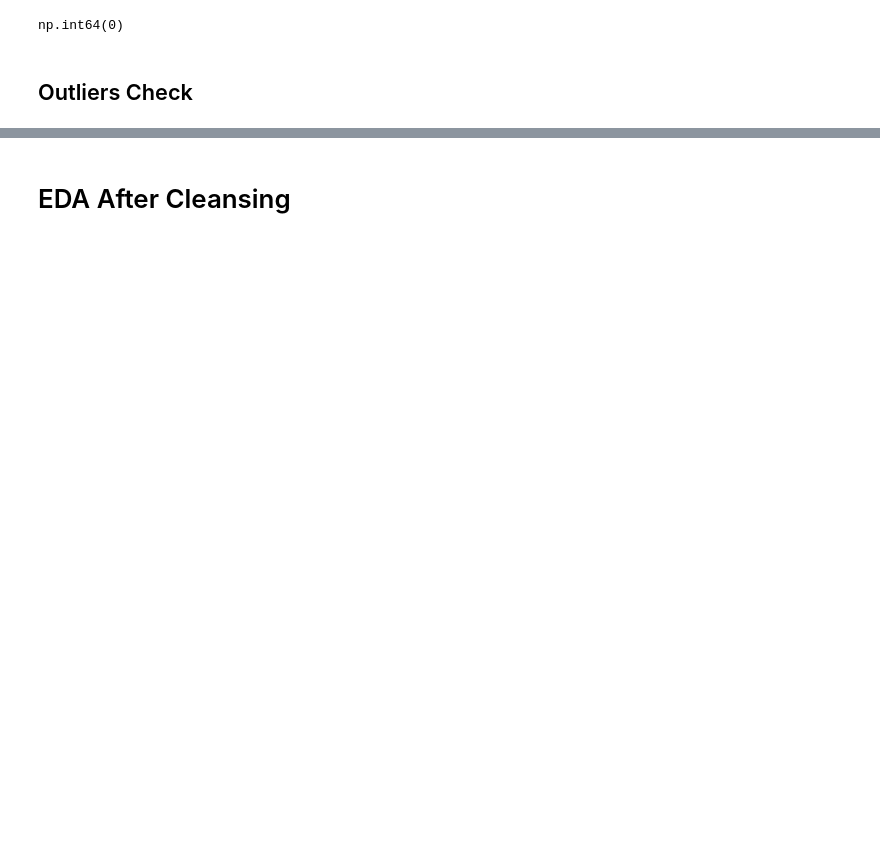
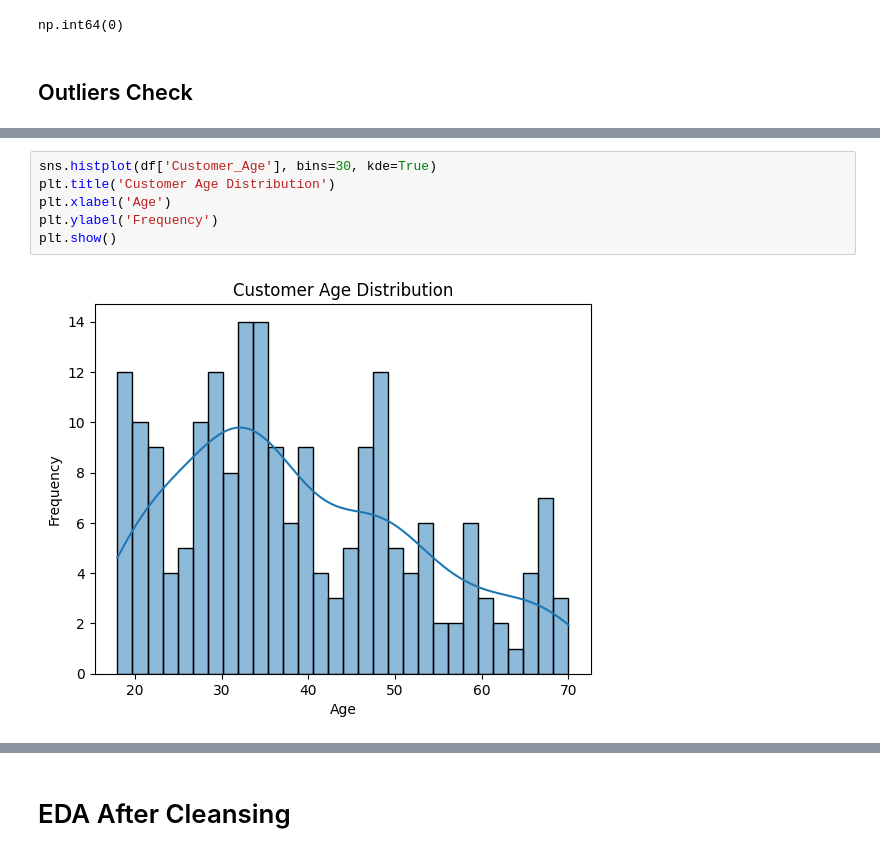
Before and after one commit to SarahBahary/Customer-Segmentation, a Jupyter notebook: CustomerSegmentation.ipynb, the cells around one changed output, grey strips where cells are left out. Cells and saved outputs as stored; diff of their text form; blank space fills up the shorter version.

```diff
--- a/CustomerSegmentation.ipynb
+++ b/CustomerSegmentation.ipynb
@@ -199,0 +294,8 @@ dtype: float64
+# %%
+sns.histplot(df['Customer_Age'], bins=30, kde=True)
+plt.title('Customer Age Distribution')
+plt.xlabel('Age')
+plt.ylabel('Frequency')
+plt.show()
+# %% [output]
+[figure, added]
```
Also changed, not shown: parts of 45 cells of this notebook.
